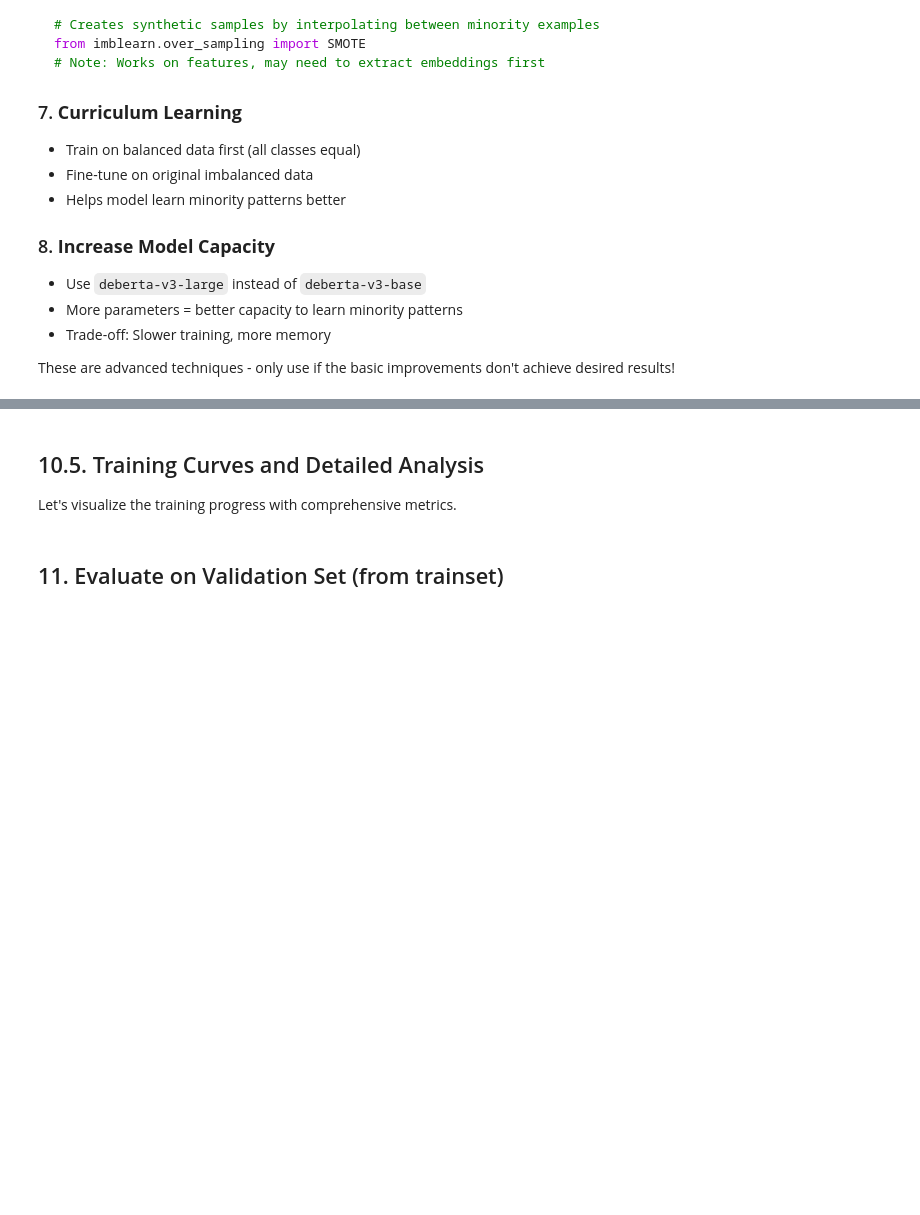
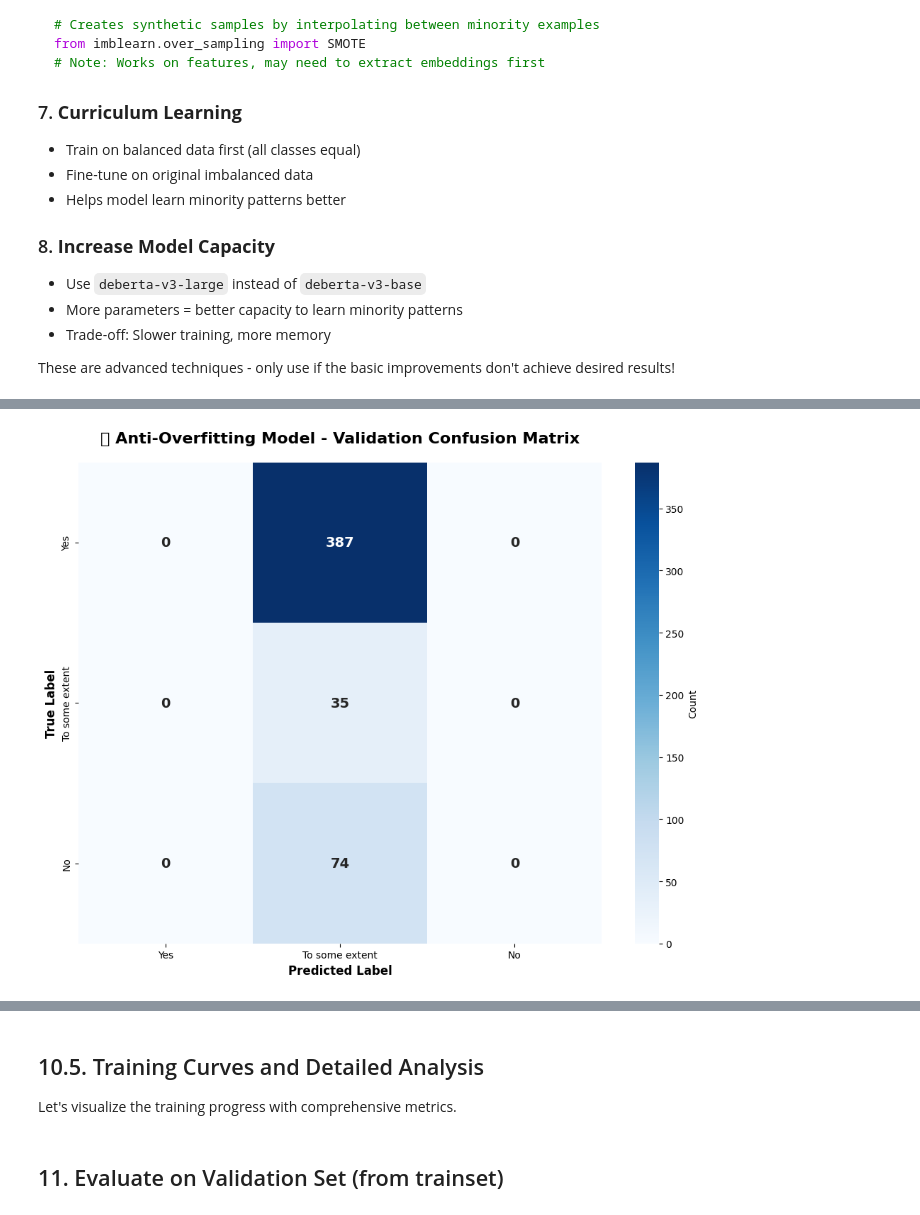
Before and after one commit to devendew/pedagogical-assessment, a Jupyter notebook: devendra/mistake_identification/mistake_microsoft_deberta_v3_large_imbalance.ipynb, the cells around one changed output, grey strips where cells are left out. Drawn from its saved outputs; the diff is of its cells as text; code cells hidden in the pictures; blank space fills up the shorter version.

```diff
--- a/devendra/mistake_identification/mistake_microsoft_deberta_v3_large_imbalance.ipynb
+++ b/devendra/mistake_identification/mistake_microsoft_deberta_v3_large_imbalance.ipynb
@@ -1707,0 +2163,97 @@ These are advanced techniques - only use if the basic improvements don't achieve
+# %%
+# ============================================================================
+# 🔥 TRAIN WITH ANTI-OVERFITTING CONFIGURATION
+# ============================================================================
+
+print(f"{'='*80}")
+print("🚀 STARTING ANTI-OVERFITTING TRAINING")
+print(f"{'='*80}")
+print("\n⏱️  Expected behavior:")
+print("   - Training F1 will be LOWER than before (70-80%)")
+print("   - Validation F1 will also be LOWER (70-80%)")
+print("   - BUT: Train-Val gap should be SMALL (<10%)")
+print("   - Test F1 should MATCH validation (~70-75%)")
+print(f"\n{'='*80}\n")
+
+# Train with fixed configuration
+train_result_fixed = trainer_fixed.train()
+
+print(f"\n{'='*80}")
+print("✅ ANTI-OVERFITTING TRAINING COMPLETED")
+print(f"{'='*80}")
+print(f"Final training loss: {train_result_fixed.training_loss:.4f}")
+print(f"Training time: {train_result_fixed.metrics['train_runtime']:.2f} seconds")
+
+# Evaluate on validation
+print(f"\n{'='*80}")
+print("📊 VALIDATION RESULTS (on ORIGINAL distribution)")
+print(f"{'='*80}")
+
+val_results_fixed = trainer_fixed.evaluate(val_dataset_fixed)
+
+print(f"\nOverall Metrics:")
+print(f"  Accuracy:    {val_results_fixed['eval_accuracy']:.4f}")
+print(f"  F1 Macro:    {val_results_fixed['eval_f1_macro']:.4f}")
+print(f"  F1 Min:      {val_results_fixed['eval_f1_min']:.4f}")
+print(f"  F1 Harmonic: {val_results_fixed['eval_f1_harmonic']:.4f}")
+print(f"  Loss:        {val_results_fixed['eval_loss']:.4f}")
+
+print(f"\nPer-Class F1 Scores:")
+print(f"  Yes:             {val_results_fixed['eval_f1_yes']:.4f}")
+print(f"  To some extent:  {val_results_fixed['eval_f1_to_some_extent']:.4f}")
+print(f"  No:              {val_results_fixed['eval_f1_no']:.4f}")
+
+print(f"\nPer-Class Precision:")
+print(f"  Yes:             {val_results_fixed['eval_precision_yes']:.4f}")
+print(f"  To some extent:  {val_results_fixed['eval_precision_to_some_extent']:.4f}")
+print(f"  No:              {val_results_fixed['eval_precision_no']:.4f}")
+
+print(f"\nPer-Class Recall:")
+print(f"  Yes:             {val_results_fixed['eval_recall_yes']:.4f}")
+print(f"  To some extent:  {val_results_fixed['eval_recall_to_some_extent']:.4f}")
+print(f"  No:              {val_results_fixed['eval_recall_no']:.4f}")
+
+# Get predictions
+val_predictions_fixed = trainer_fixed.predict(val_dataset_fixed)
+val_pred_labels_fixed = np.argmax(val_predictions_fixed.predictions, axis=1)
+val_true_labels_fixed = val_predictions_fixed.label_ids
+
+# Confusion Matrix
+cm_val_fixed = confusion_matrix(val_true_labels_fixed, val_pred_labels_fixed)
+plt.figure(figsize=(10, 8))
+sns.heatmap(cm_val_fixed, annot=True, fmt='d', cmap='Blues',
+            xticklabels=['Yes', 'To some extent', 'No'],
+            yticklabels=['Yes', 'To some extent', 'No'],
+            cbar_kws={'label': 'Count'},
+            annot_kws={'fontsize': 14, 'fontweight': 'bold'})
+plt.title('✅ Anti-Overfitting Model - Validation Confusion Matrix',
+          fontsize=16, fontweight='bold', pad=20)
+plt.ylabel('True Label', fontsize=12, fontweight='bold')
+plt.xlabel('Predicted Label', fontsize=12, fontweight='bold')
+plt.tight_layout()
+plt.savefig('confusion_matrix_validation_FIXED.png', dpi=300, bbox_inches='tight')
+plt.show()
+
+print(f"\n✓ Saved: confusion_matrix_validation_FIXED.png")
+
+# Classification Report
+print(f"\n{'='*80}")
+print("📋 CLASSIFICATION REPORT")
+print(f"{'='*80}")
+print(classification_report(val_true_labels_fixed, val_pred_labels_fixed,
+                          target_names=['Yes', 'To some extent', 'No'],
+                          digits=4))
+
+print(f"\n{'='*80}")
+print("💡 INTERPRETATION:")
+print(f"{'='*80}")
+print(f"✅ Good signs:")
+print(f"   - F1 scores more balanced across classes")
+print(f"   - Validation F1 in realistic range (70-80%)")
+print(f"   - Should generalize MUCH better to test set")
+print(f"\n⚠️  If validation F1 is still >90%:")
+print(f"   - Model is still overfitting")
+print(f"   - Try: Reduce epochs to 10, increase weight_decay to 0.2")
+print(f"\n📊 Next: Make predictions on test set to verify generalization!")
+print(f"{'='*80}")
+# %% [output]
@@ -1707,0 +2304 @@ These are advanced techniques - only use if the basic improvements don't achieve
+[figure, added]
```
Also changed, not shown: parts of 28 cells of this notebook, 22 other files.
